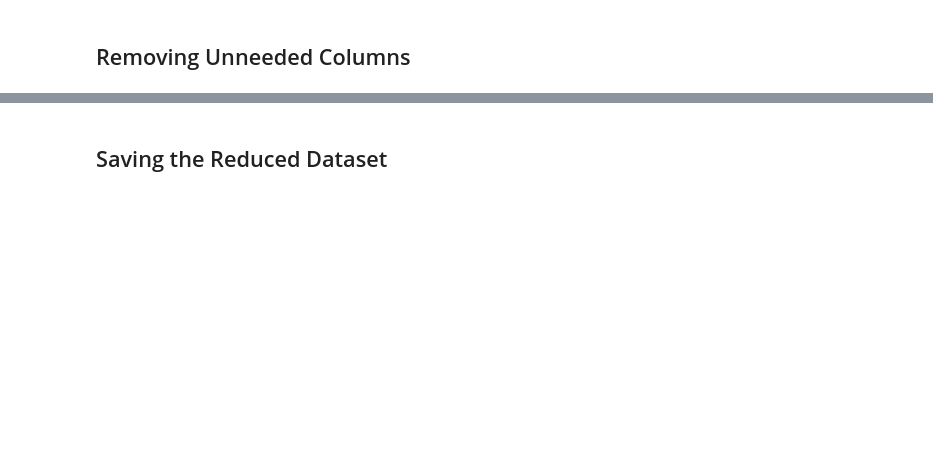
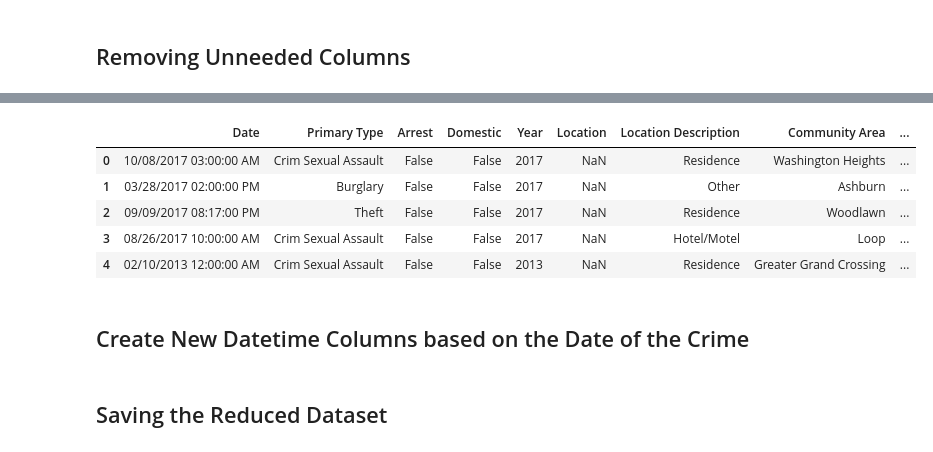
Before and after one commit to ryan-kp-miller/Chicago-Crime-Analysis, a Jupyter notebook: Crime_Data_Preprocessing.ipynb, the cells around one changed output, grey strips where cells are left out. Drawn from its saved outputs; the diff is of its cells as text; code cells hidden in the pictures; blank space fills up the shorter version.

```diff
--- a/Crime_Data_Preprocessing.ipynb
+++ b/Crime_Data_Preprocessing.ipynb
@@ -83,0 +153,4 @@ Number of Crimes in Reduced Dataset: 3,007,770
+# %%
+#reading in manual mapping of unique original values to new ones
+location = pd.read_csv('Location.csv')
+location.head()
@@ -83,0 +164,15 @@ Number of Crimes in Reduced Dataset: 3,007,770
+# %%
+#merging the crimes_reduced df with the location df
+crimes_reduced = crimes_reduced.merge(location, how='left',
+                                      left_on='Location Description',
+                                      right_on='Original Value')
+
+#removing the original value columns
+crimes_reduced.drop(labels=['Location Description','Original Value'],axis=1,
+                    inplace=True)
+
+#renaming the new value column as Location Description
+crimes_reduced.rename(columns={'New Value':'Location Description'}, inplace=True)
+
+#displaying the results
+crimes_reduced.head()
@@ -83,0 +188,5 @@ Number of Crimes in Reduced Dataset: 3,007,770
+# %%
+#reading in the mapping of the Community Area ID to the Name and Region
+#values from Wikipedia
+community_areas = pd.read_csv('Community_Areas.csv')
+community_areas.head()
@@ -83,0 +200,23 @@ Number of Crimes in Reduced Dataset: 3,007,770
+# %%
+#merging the community area df with the reduced crimes df
+crimes_reduced = crimes_reduced.merge(community_areas, how='left',
+                                      left_on='Community Area',
+                                      right_on='ID')
+
+#dropping the ID columns
+crimes_reduced.drop(labels=['Community Area','ID'],axis=1,inplace=True)
+
+#renaming the Name column as Community Area
+crimes_reduced.rename(columns={'Name':'Community Area'}, inplace=True)
+
+#displaying the results
+crimes_reduced.head()
+# %% [output]
+|  | Date | Primary Type | Arrest | Domestic | Year | Location | Location Description | Community Area | ... |
+| 0 | 10/08/2017 03:00:00 AM | Crim Sexual Assault | False | False | 2017 | NaN | Residence | Washington Heights | ... |
+| 1 | 03/28/2017 02:00:00 PM | Burglary | False | False | 2017 | NaN | Other | Ashburn | ... |
+| 2 | 09/09/2017 08:17:00 PM | Theft | False | False | 2017 | NaN | Residence | Woodlawn | ... |
+| 3 | 08/26/2017 10:00:00 AM | Crim Sexual Assault | False | False | 2017 | NaN | Hotel/Motel | Loop | ... |
+| 4 | 02/10/2013 12:00:00 AM | Crim Sexual Assault | False | False | 2013 | NaN | Residence | Greater Grand Crossing | ... |
+# %% [markdown]
+## Create New Datetime Columns based on the Date of the Crime
```
Also changed, not shown: parts of 17 cells of this notebook.
